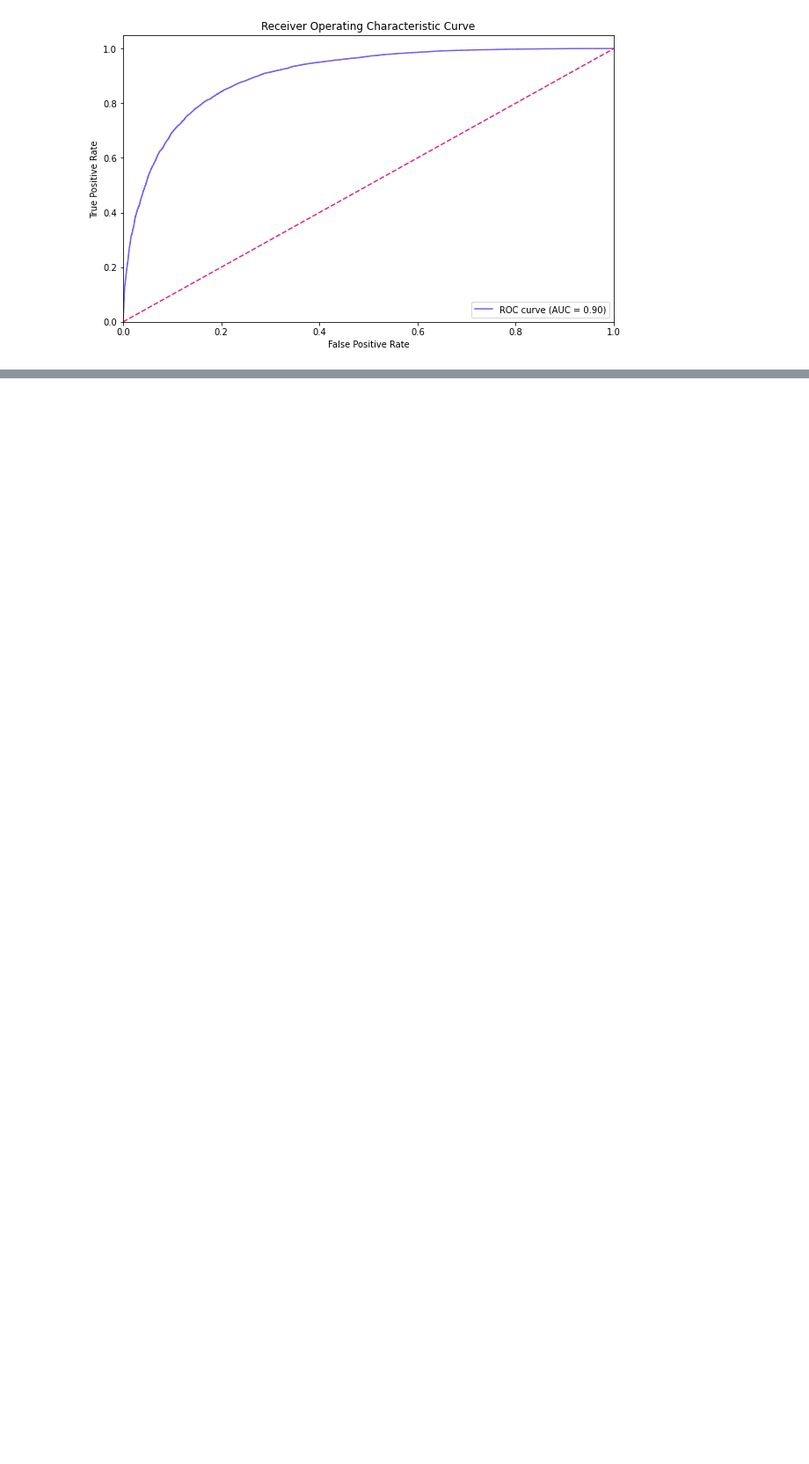
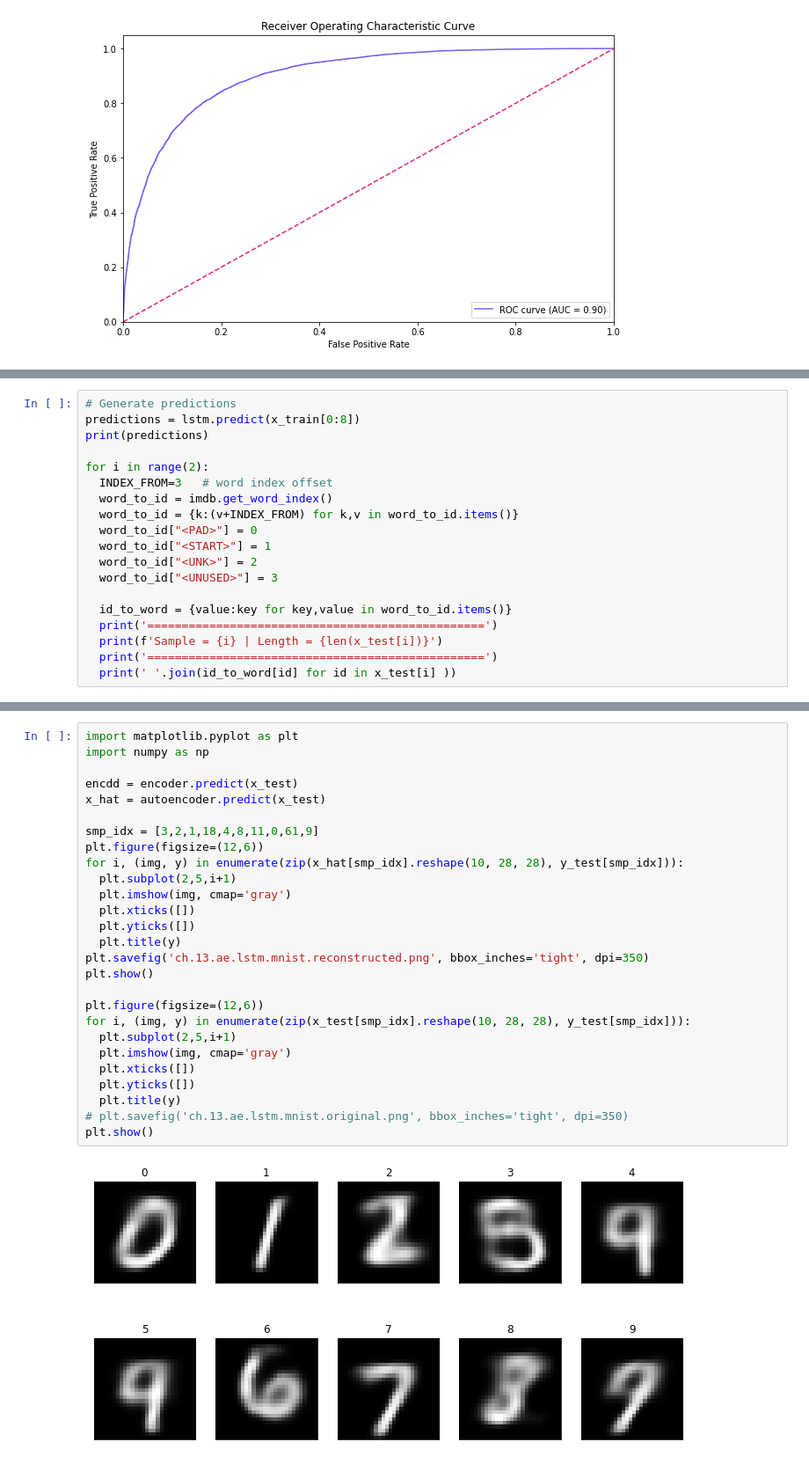
Before and after one commit to Oebele/Deep-lerning-for-beginners, a Jupyter notebook: Recurrent_Neural_Networks.ipynb, the cells around one changed output, grey strips where cells are left out. Shown at 88% size. Cells and saved outputs as stored; diff of their text form; blank space fills up the shorter version.

```diff
--- a/Recurrent_Neural_Networks.ipynb
+++ b/Recurrent_Neural_Networks.ipynb
@@ -221,0 +327,19 @@ print(confusion_matrix(y_test, y_pred))
+# %%
+# Generate predictions
+predictions = lstm.predict(x_train[0:8])
+print(predictions)
+
+for i in range(2):
+  INDEX_FROM=3   # word index offset
+  word_to_id = imdb.get_word_index()
+  word_to_id = {k:(v+INDEX_FROM) for k,v in word_to_id.items()}
+  word_to_id["<PAD>"] = 0
+  word_to_id["<START>"] = 1
+  word_to_id["<UNK>"] = 2
+  word_to_id["<UNUSED>"] = 3
+
+  id_to_word = {value:key for key,value in word_to_id.items()}
+  print('=================================================')
+  print(f'Sample = {i} | Length = {len(x_test[i])}')
+  print('=================================================')
+  print(' '.join(id_to_word[id] for id in x_test[i] ))
@@ -221,0 +492,29 @@ print(confusion_matrix(y_test, y_pred))
+# %%
+import matplotlib.pyplot as plt
+import numpy as np
+
+encdd = encoder.predict(x_test)
+x_hat = autoencoder.predict(x_test)
+
+smp_idx = [3,2,1,18,4,8,11,0,61,9]
+plt.figure(figsize=(12,6))
+for i, (img, y) in enumerate(zip(x_hat[smp_idx].reshape(10, 28, 28), y_test[smp_idx])):
+  plt.subplot(2,5,i+1)
+  plt.imshow(img, cmap='gray')
+  plt.xticks([])
+  plt.yticks([])
+  plt.title(y)
+plt.savefig('ch.13.ae.lstm.mnist.reconstructed.png', bbox_inches='tight', dpi=350)
+plt.show()
+
+plt.figure(figsize=(12,6))
+for i, (img, y) in enumerate(zip(x_test[smp_idx].reshape(10, 28, 28), y_test[smp_idx])):
+  plt.subplot(2,5,i+1)
+  plt.imshow(img, cmap='gray')
+  plt.xticks([])
+  plt.yticks([])
+  plt.title(y)
+# plt.savefig('ch.13.ae.lstm.mnist.original.png', bbox_inches='tight', dpi=350)
+plt.show()
+# %% [output]
+[figure, added]
```
Also changed, not shown: parts of 19 cells of this notebook.
